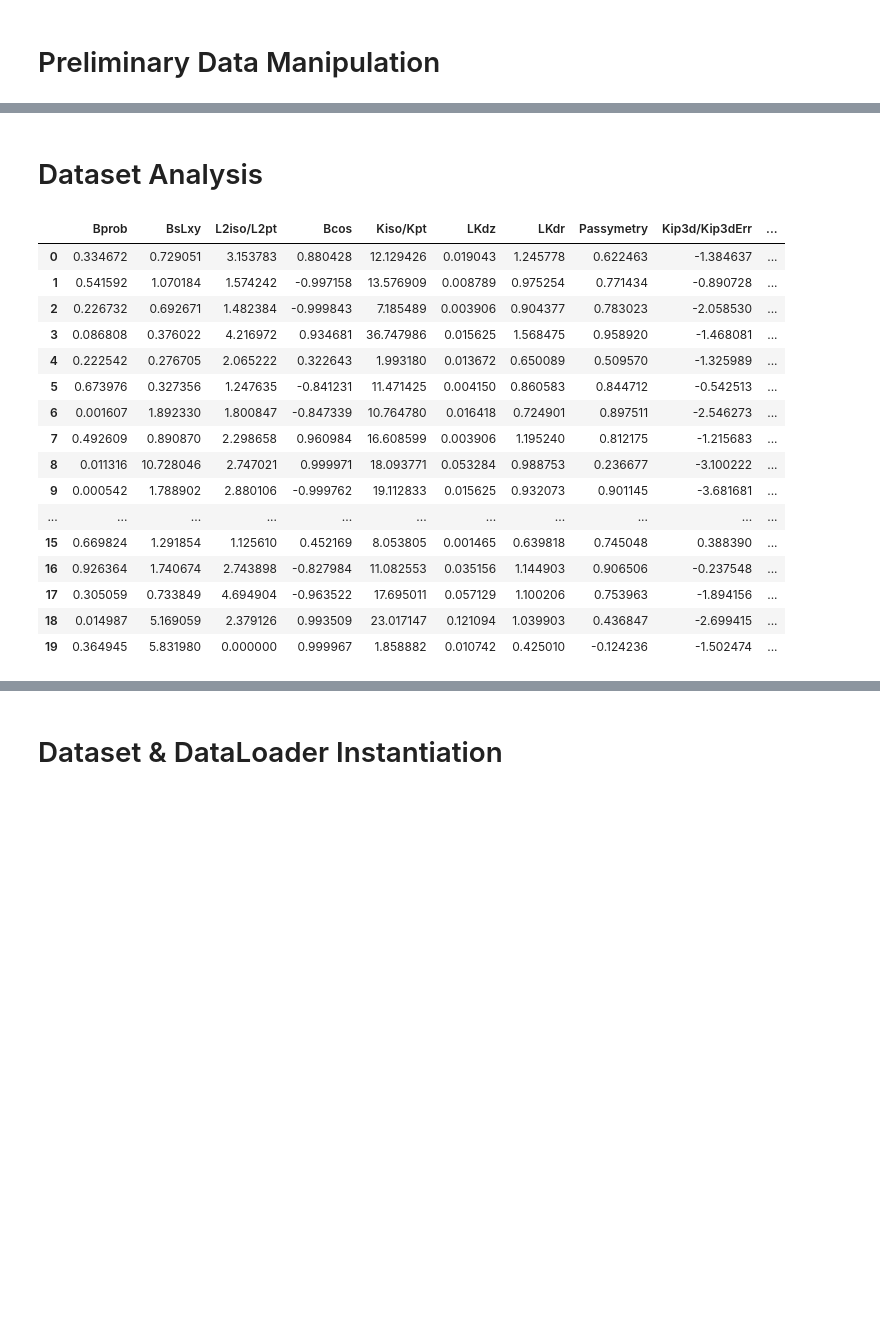
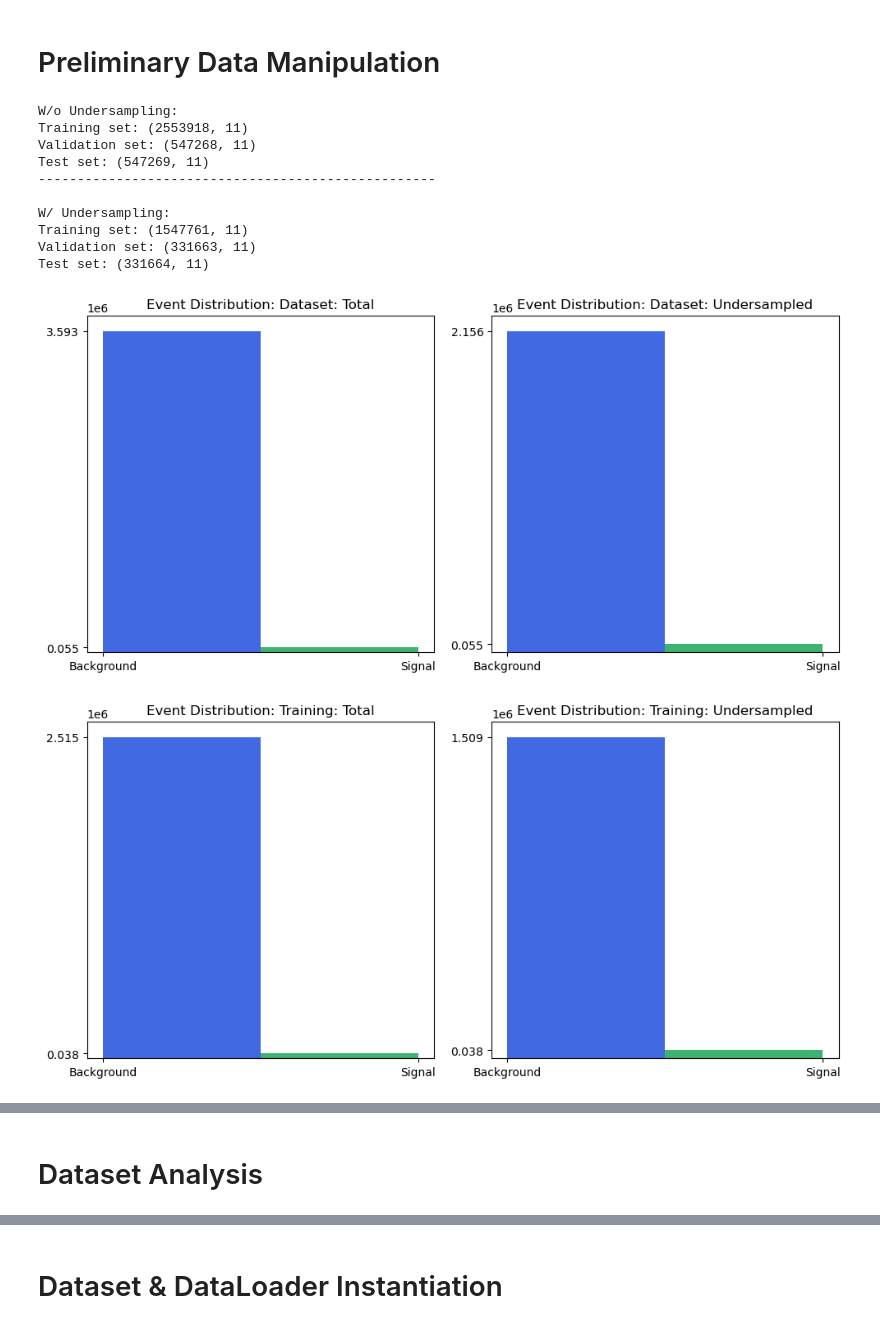
Before and after one commit to pnnoc/ML_FinalProject, a Jupyter notebook: Neural_Net.ipynb, the cells around one changed output, grey strips where cells are left out. Saved outputs shown, nothing was run; the diff lists cells and outputs as text; code cells hidden in the pictures; blank space fills up the shorter version.

```diff
--- a/Neural_Net.ipynb
+++ b/Neural_Net.ipynb
@@ -65,0 +38,37 @@ if X is None or y is None:
+# %%
+data_manipulator = data.DataManipulator(batch_size=32, transform=data.Normalize(), seed=7)
+
+pickled_data_file_path = "transformed_data.pkl"
+pickled_labels_file_path = "transformed_labels.pkl"
+background_data_file_name = "train_bkg_data_sideBands_lowQ_wPreselBDT_v5.root"
+signal_data_file_name = "train_sig_rare_lowQ_wPreselBDT_v6.root"
+
+undersampling_ratio = 0.6
+visualize = True
+
+X, y = data_manipulator.load_all_data(pickled_X=pickled_data_file_path,
+                                      pickled_y=pickled_labels_file_path,
+                                      uproot_background=background_data_file_name,
+                                      uproot_signal=signal_data_file_name)
+
+data_manipulator.undersample_data(undersampling_ratio)
+if visualize: data_manipulator.plot_all_compared_event_distributions()
+
+X_train, X_val, X_test = data_manipulator.full_split_data
+y_train, y_val, y_test = data_manipulator.full_split_labels
+
+X_u_train, X_u_val, X_u_test = data_manipulator.undersampled_split_data
+y_u_train, y_u_val, y_u_test = data_manipulator.undersampled_split_labels
+# %% [output]
+W/o Undersampling:
+Training set: (2553918, 11)
+Validation set: (547268, 11)
+Test set: (547269, 11)
+---------------------------------------------------
+
+W/ Undersampling:
+Training set: (1547761, 11)
+Validation set: (331663, 11)
+Test set: (331664, 11)
+[figure, added]
+[figure, added]
@@ -98,32 +78,0 @@ def plot_event_distribution_np(array: np.ndarray, title: str, axis = None):
-# %%
-random_seed = 89235
-
-total_df = pd.DataFrame(np.column_stack((X, y)), columns=['Bprob', 'BsLxy', 'L2iso/L2pt', 'Bcos', 'Kiso/Kpt', 'LKdz', 'LKdr', 'Passymetry', 'Kip3d/Kip3dErr', 'L1id', 'L2id','Label'])
-
-background_df = total_df[total_df['Label'] == 0]
-signal_df = total_df[total_df['Label'] == 1]
-
-undersample_count = int(len(background_df) * 0.40)
-background_undersampled_df = background_df.sample(n=undersample_count, random_state=random_seed)
-
-under_sampled_df = pd.concat([background_undersampled_df, signal_df], axis=0)
-under_sampled_df = under_sampled_df.sample(frac=1, random_state=42).reset_index(drop=True)
-under_sampled_df.head(20)
-# %% [output]
-|  | Bprob | BsLxy | L2iso/L2pt | Bcos | Kiso/Kpt | LKdz | LKdr | Passymetry | Kip3d/Kip3dErr | ... |
-| 0 | 0.334672 | 0.729051 | 3.153783 | 0.880428 | 12.129426 | 0.019043 | 1.245778 | 0.622463 | -1.384637 | ... |
-| 1 | 0.541592 | 1.070184 | 1.574242 | -0.997158 | 13.576909 | 0.008789 | 0.975254 | 0.771434 | -0.890728 | ... |
-| 2 | 0.226732 | 0.692671 | 1.482384 | -0.999843 | 7.185489 | 0.003906 | 0.904377 | 0.783023 | -2.058530 | ... |
-| 3 | 0.086808 | 0.376022 | 4.216972 | 0.934681 | 36.747986 | 0.015625 | 1.568475 | 0.958920 | -1.468081 | ... |
-| 4 | 0.222542 | 0.276705 | 2.065222 | 0.322643 | 1.993180 | 0.013672 | 0.650089 | 0.509570 | -1.325989 | ... |
-| 5 | 0.673976 | 0.327356 | 1.247635 | -0.841231 | 11.471425 | 0.004150 | 0.860583 | 0.844712 | -0.542513 | ... |
-| 6 | 0.001607 | 1.892330 | 1.800847 | -0.847339 | 10.764780 | 0.016418 | 0.724901 | 0.897511 | -2.546273 | ... |
-| 7 | 0.492609 | 0.890870 | 2.298658 | 0.960984 | 16.608599 | 0.003906 | 1.195240 | 0.812175 | -1.215683 | ... |
-| 8 | 0.011316 | 10.728046 | 2.747021 | 0.999971 | 18.093771 | 0.053284 | 0.988753 | 0.236677 | -3.100222 | ... |
-| 9 | 0.000542 | 1.788902 | 2.880106 | -0.999762 | 19.112833 | 0.015625 | 0.932073 | 0.901145 | -3.681681 | ... |
-| ... | ... | ... | ... | ... | ... | ... | ... | ... | ... | ... |
-| 15 | 0.669824 | 1.291854 | 1.125610 | 0.452169 | 8.053805 | 0.001465 | 0.639818 | 0.745048 | 0.388390 | ... |
-| 16 | 0.926364 | 1.740674 | 2.743898 | -0.827984 | 11.082553 | 0.035156 | 1.144903 | 0.906506 | -0.237548 | ... |
-| 17 | 0.305059 | 0.733849 | 4.694904 | -0.963522 | 17.695011 | 0.057129 | 1.100206 | 0.753963 | -1.894156 | ... |
-| 18 | 0.014987 | 5.169059 | 2.379126 | 0.993509 | 23.017147 | 0.121094 | 1.039903 | 0.436847 | -2.699415 | ... |
-| 19 | 0.364945 | 5.831980 | 0.000000 | 0.999967 | 1.858882 | 0.010742 | 0.425010 | -0.124236 | -1.502474 | ... |
```
Also changed, not shown: parts of 31 cells of this notebook, 4 other files.
